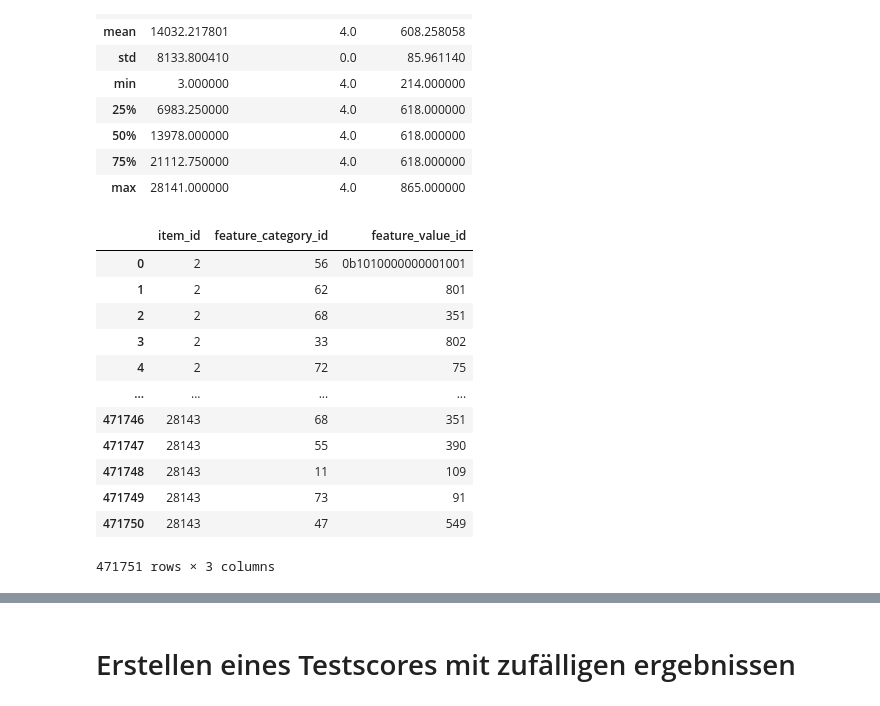
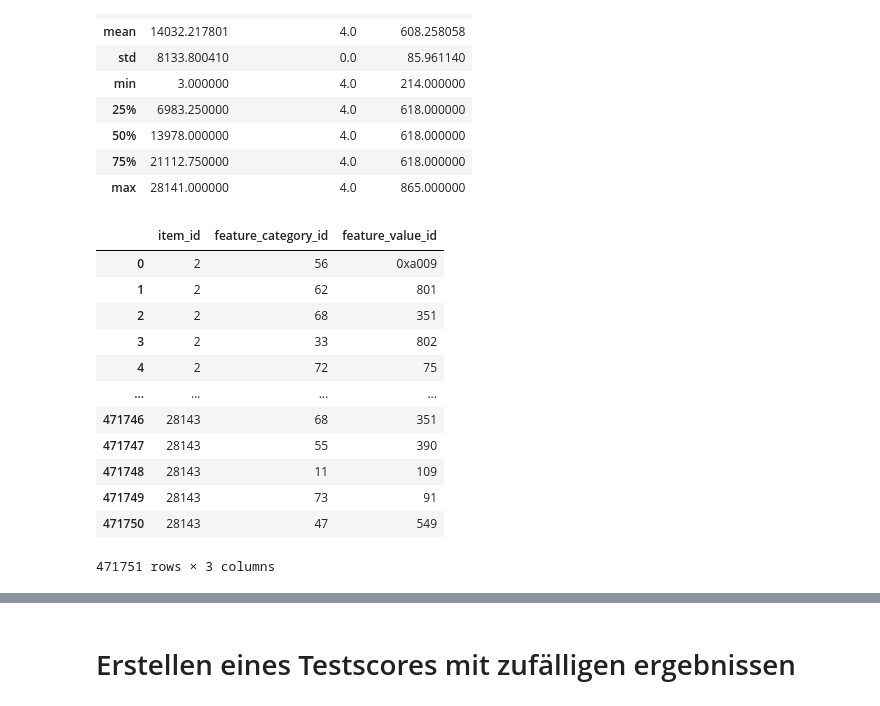
Before and after one commit to Ananassio/Data-Science_lab, a Jupyter notebook: Project/Data.ipynb, the cells around one changed output, grey strips where cells are left out. Drawn from its saved outputs; the diff is of its cells as text; code cells hidden in the pictures.

```diff
--- a/Project/Data.ipynb
+++ b/Project/Data.ipynb
@@ -372,11 +366,11 @@ features[features['feature_category_id'] == 4].describe()
 | max | 28141.000000 | 4.0 | 865.000000 |
 # %%
 q = features
-q.iloc[0,2] = bin(9|10<<12)
+q.iloc[0,2] = hex(9|10<<12)
 q
 # %% [output]
 |  | item_id | feature_category_id | feature_value_id |
-| 0 | 2 | 56 | 0b1010000000001001 |
+| 0 | 2 | 56 | 0xa009 |
 | 1 | 2 | 62 | 801 |
 | 2 | 2 | 68 | 351 |
 | 3 | 2 | 33 | 802 |
```
Also changed, not shown: parts of 28 cells of this notebook.
